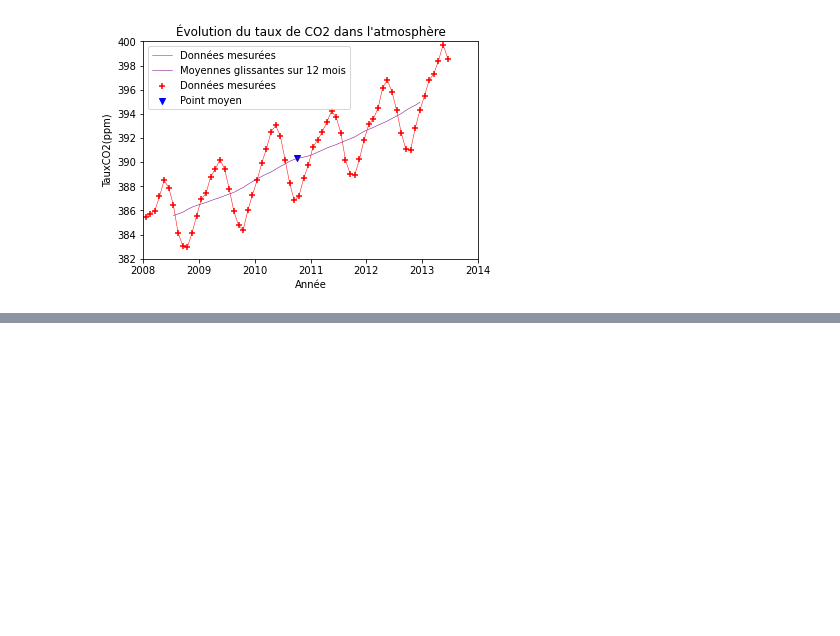
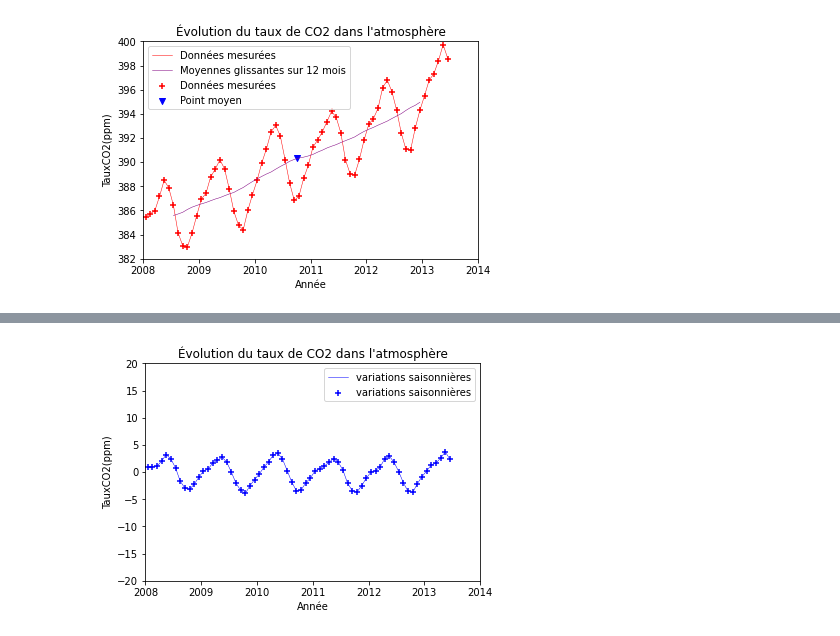
Before and after one commit to othoni-hub/ECG2, a Jupyter notebook: Ch05_TD_Ex3_Série_Chronologique.ipynb, the cells around one changed output, grey strips where cells are left out. Cells and saved outputs as stored; diff of their text form; code cells hidden in the pictures; blank space fills up the shorter version.

```diff
--- a/Ch05_TD_Ex3_Série_Chronologique.ipynb
+++ b/Ch05_TD_Ex3_Série_Chronologique.ipynb
@@ -128,0 +172,6 @@ moyennes_glissantes(12)
+# %%
+def y_ajuste(xx,a,b):
+    '''Cette fonction reçoit une liste xx, les coeeficients caractéristiques de la droite de régression
+    et renvoie la liste des ordonnées ajustées sur cette droite'''
+    yy = [a*x + b for x in xx]
+    return yy
@@ -128,0 +180,2 @@ moyennes_glissantes(12)
+# %%
+taux_ajustes = y_ajuste(Dates,a,b)
@@ -128,0 +201,12 @@ moyennes_glissantes(12)
+# %%
+variations_saisonnieres = [TauxCO2[k] - taux_ajustes[k] for k in range(len(TauxCO2))]
+ymin = -20
+ymax = 20
+
+plt.scatter(Dates,variations_saisonnieres , marker ='+',color = 'blue')  # représentation graphique du nuage de points  des variations saisonnieres
+plt.plot(Dates,variations_saisonnieres ,color = 'blue', linewidth = 0.5)
+
+legende=['variations saisonnières','variations saisonnières']
+centrax(xmin, xmax, ymin, ymax, titre, legende, axe_x, axe_y)
+# %% [output]
+[figure, added]
```
Also changed, not shown: parts of 18 cells of this notebook.
